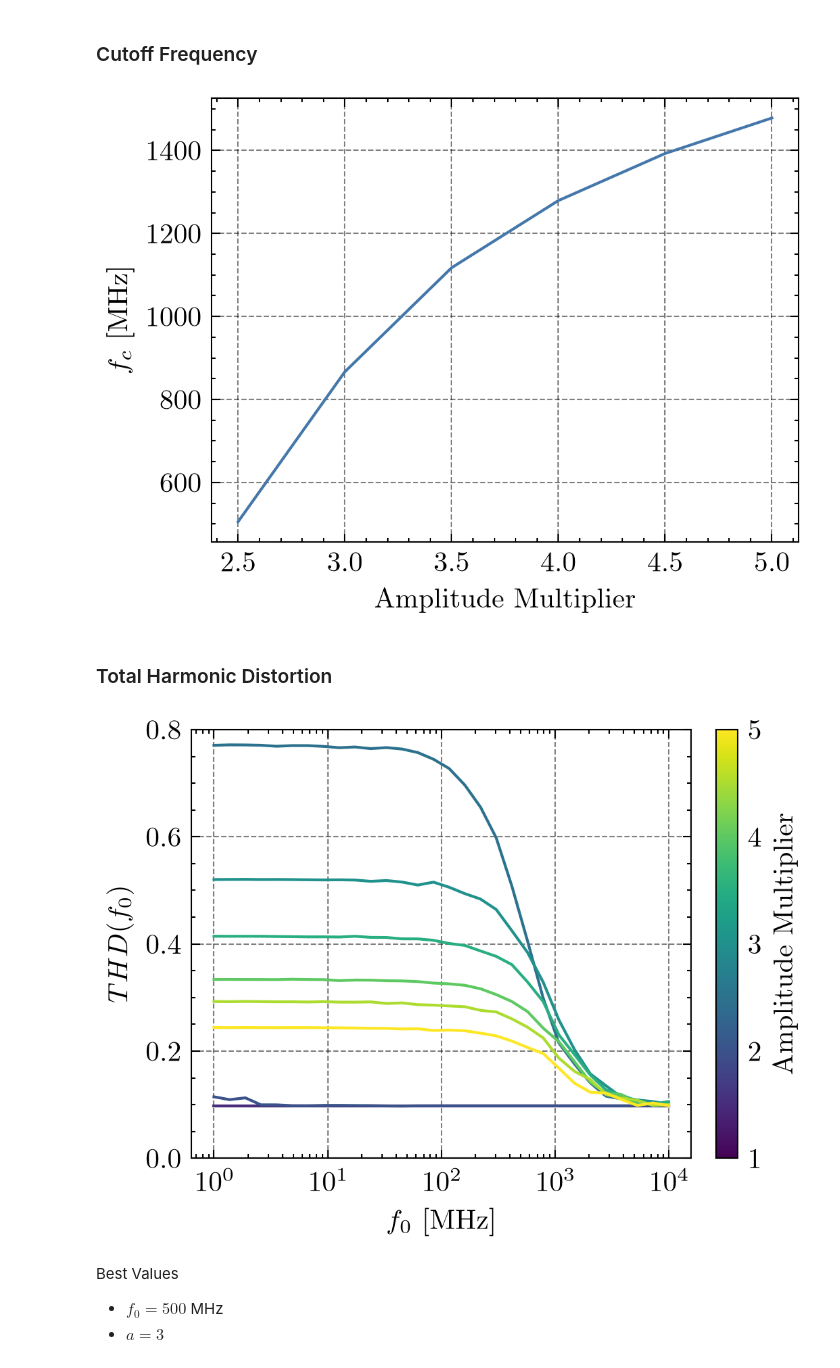
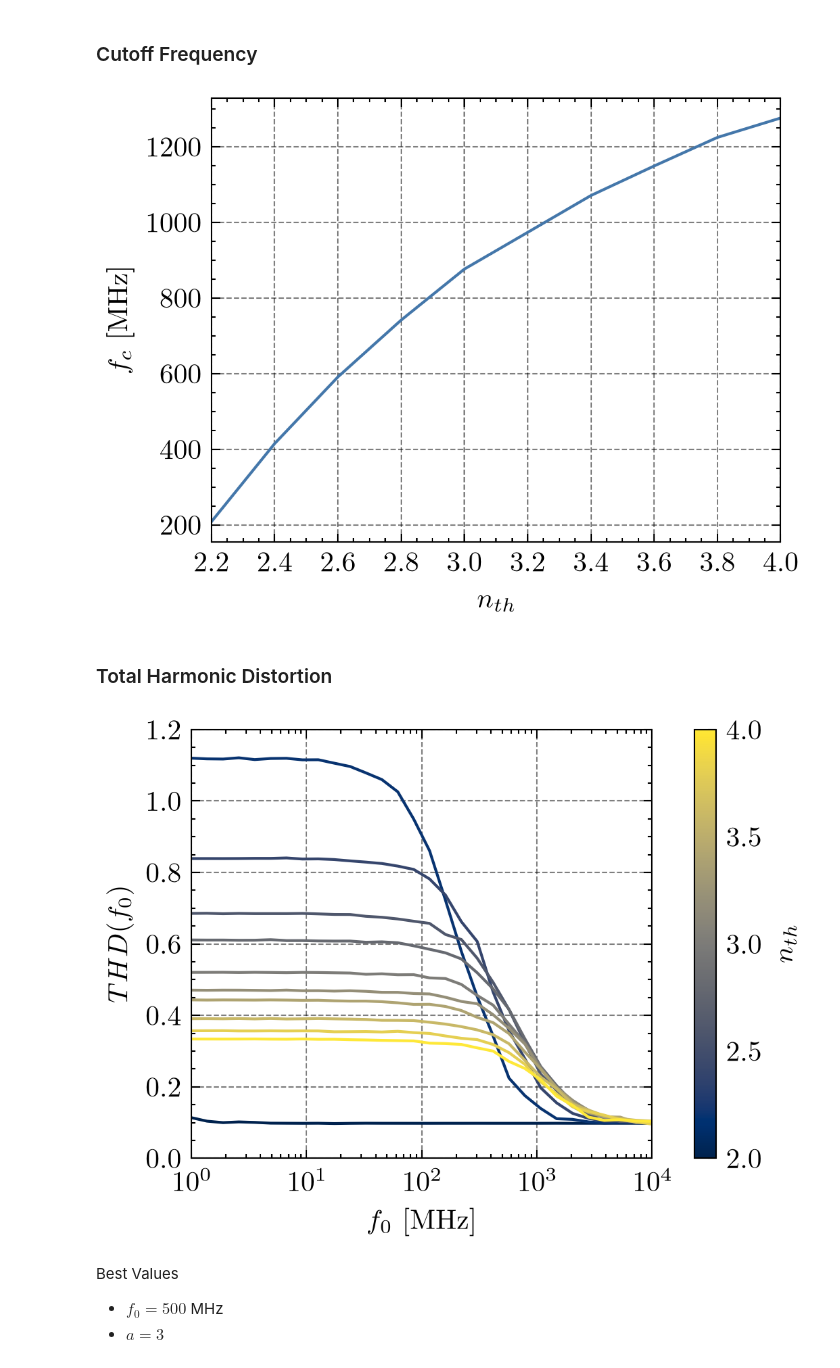
Before and after one commit to JonasMnsing/nanonets, a Jupyter notebook: notebooks/time_dependent/set_freq_amp.ipynb, the cells around one changed output. Saved outputs shown, nothing was run; the diff lists cells and outputs as text; code cells hidden in the pictures.

```diff
--- a/notebooks/time_dependent/set_freq_amp.ipynb
+++ b/notebooks/time_dependent/set_freq_amp.ipynb
@@ -21,7 +23,7 @@ topo = {"Nx": 1, "Ny": 1, "electrode_type" : ['constant','constant']}
 sim = nanonets.Simulation(topo, SELF_CAP)
 v_base = sim.electrostatic.get_charging_energies()[0]*1e-3
 # %%
-AMPLITUDE_MULT  = [1.0, 1.5, 2.0, 2.5, 3.0, 3.5, 4.0, 4.5, 5.0]
+AMPLITUDE_MULT  = [2.0, 2.2, 2.4, 2.6, 2.8, 3.0, 3.2, 3.4, 3.6, 3.8, 4.0]
 FREQ_LIST       = np.round(np.logspace(0,4,30),2)
 data_raw        = {amp_mult : {f0 : pd.read_csv(f"../../data/raw/time_dependent/set_freq_amp/set_amp{amp_mult*v_base:.3f}_f0{f0:.2f}_self_cap{SELF_CAP:.2f}.csv").iloc[N_EQ_PERIODS*SAMPLE_P_PERIOD:,:]
                                for f0 in FREQ_LIST} for amp_mult in AMPLITUDE_MULT}
@@ -44,7 +46,7 @@ ax1 = fig.add_subplot(2, 1, 1)
 ax2 = fig.add_subplot(2, 1, 2)
 
 norm = mcolors.Normalize(vmin=min(AMPLITUDE_MULT), vmax=max(AMPLITUDE_MULT))
-cmap = cm.viridis
+cmap = cm.cividis
 
 for amp in AMPLITUDE_MULT:
 
@@ -56,7 +58,9 @@ _ = ax1.set_yscale('log')
 _ = ax2.set_xscale('log')
 
 _ = ax1.set_ylim(10,1000)
+_ = ax1.set_xlim(1, 1e4)
 _ = ax2.set_ylim(0,0.6)
+_ = ax2.set_xlim(1, 1e4)
 
 _ = ax1.set_ylabel("$Y_{I}(f_0)$ [nS]")
 _ = ax2.set_ylabel("$\\varphi_{I}(f_0)~[\\pi]$")
@@ -64,5 +68,7 @@ _ = ax2.set_xlabel('$f_0~[\\mathrm{MHz}]$')
 
 sm = cm.ScalarMappable(cmap=cmap, norm=norm)
 cbar = fig.colorbar(sm, ax=[ax1, ax2], location='right')
-cbar.set_label('Amplitude Multiplier')
+cbar.set_label('$n_{th}$')
+
+fig.savefig("plots/set_freq_amp/bode_plot.svg", transparent=True, bbox_inches='tight')
 # %% [output]
@@ -87,10 +93,14 @@ cross = np.array(cross)
 fig = plt.figure(dpi=300, layout='constrained')
 ax = fig.add_subplot()
 _ = ax.plot(AMPLITUDE_MULT, cross)
-_ = ax.set_xlabel('Amplitude Multiplier')
+_ = ax.set_xlabel('$n_{th}$')
+_ = ax.set_xticks(AMPLITUDE_MULT)
+_ = ax.set_xlim(2.2,4)
 _ = ax.set_ylabel('$f_c~[\\mathrm{MHz}]$')
+
+fig.savefig("plots/set_freq_amp/cutoff_frequency.svg", transparent=True, bbox_inches='tight')
 # %% [output]
-[figure, old version]
+[figure, new version]
 # %% [markdown]
 ### Total Harmonic Distortion
 # %%
@@ -98,24 +108,27 @@ thd = {amp : [compute_thd(h_f[amp][f0]) for f0 in FREQ_LIST] for amp in AMPLITUD
 # %%
 fig = plt.figure(dpi=300, layout='constrained')
 ax  = fig.add_subplot()
 norm = mcolors.Normalize(vmin=min(AMPLITUDE_MULT), vmax=max(AMPLITUDE_MULT))
-cmap = cm.viridis
+cmap = cm.cividis
 
 for i, amp in enumerate(AMPLITUDE_MULT):
 
     ax.plot(FREQ_LIST, thd[amp], color=cmap(norm(amp)))
 
 _ = ax.set_xscale('log')
-_ = ax.set_ylim(0,0.8)
+_ = ax.set_ylim(0,1.2)
 
 _ = ax.set_ylabel("$THD(f_0)$")
 _ = ax.set_xlabel('$f_0~[\\mathrm{MHz}]$')
+_ = ax.set_xlim(1, 1e4)
 
 sm = cm.ScalarMappable(cmap=cmap, norm=norm)
 cbar = fig.colorbar(sm, ax=ax, location='right')
-cbar.set_label('Amplitude Multiplier')
+cbar.set_label('$n_{th}$')
+
+fig.savefig("plots/set_freq_amp/thd_vs_f0.svg", transparent=True, bbox_inches='tight')
 # %% [output]
-[figure, old version]
+[figure, new version]
 # %% [markdown]
 Best Values
 - $f_0 = 500$ MHz
```
Also changed, not shown: parts of 6 cells of this notebook, 23 other files.
